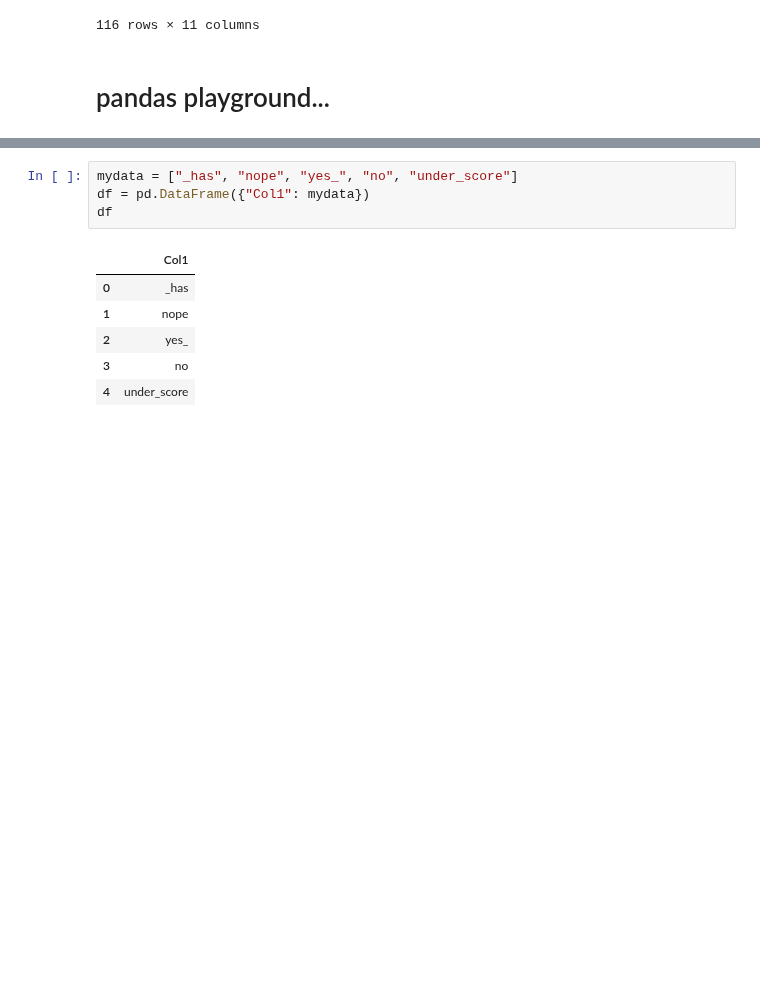
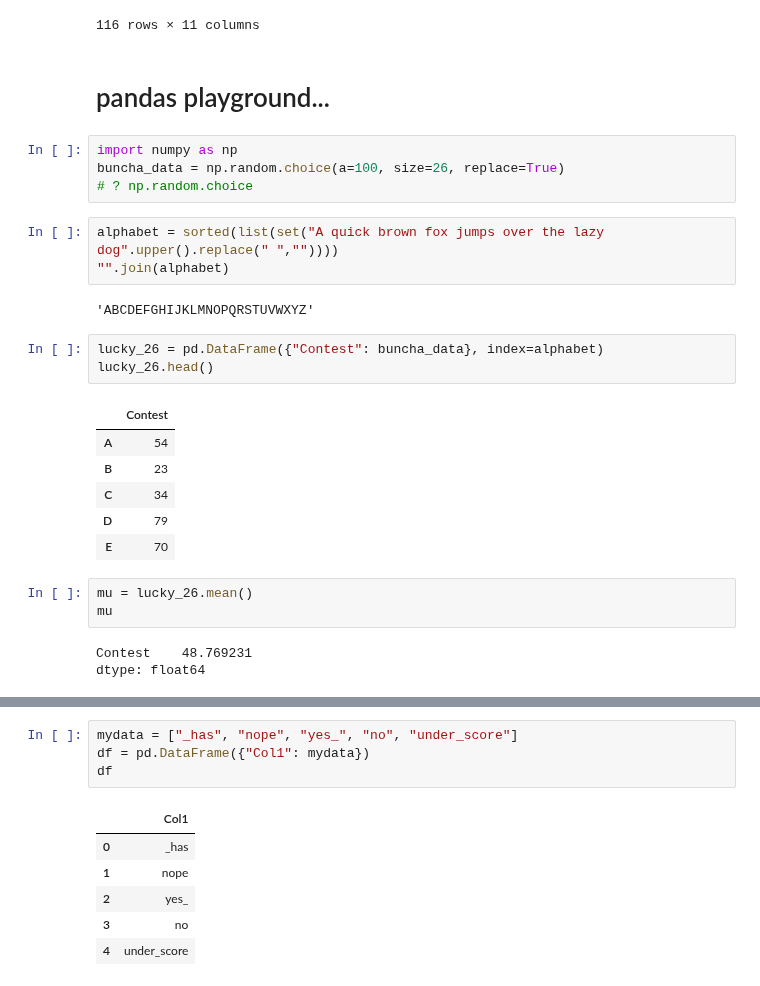
Before and after one commit to 4dsolutions/Curriculum_Development, a Jupyter notebook: IntroDS004.ipynb, the cells around one changed output, grey strips where cells are left out. Drawn from its saved outputs; the diff is of its cells as text; blank space fills up the shorter version.

```diff
--- a/IntroDS004.ipynb
+++ b/IntroDS004.ipynb
@@ -213,3 +213,28 @@ SlicedDataframesDict['US']
 116 rows × 11 columns
 # %% [markdown]
 # pandas playground...
+# %%
+import numpy as np
+buncha_data = np.random.choice(a=100, size=26, replace=True)
+# ? np.random.choice
+# %%
+alphabet = sorted(list(set("A quick brown fox jumps over the lazy dog".upper().replace(" ",""))))
+"".join(alphabet)
+# %% [output]
+'ABCDEFGHIJKLMNOPQRSTUVWXYZ'
+# %%
+lucky_26 = pd.DataFrame({"Contest": buncha_data}, index=alphabet)
+lucky_26.head()
+# %% [output]
+|  | Contest |
+| A | 54 |
+| B | 23 |
+| C | 34 |
+| D | 79 |
+| E | 70 |
+# %%
+mu = lucky_26.mean()
+mu
+# %% [output]
+Contest    48.769231
+dtype: float64
```
Also changed, not shown: parts of 5 cells of this notebook.
